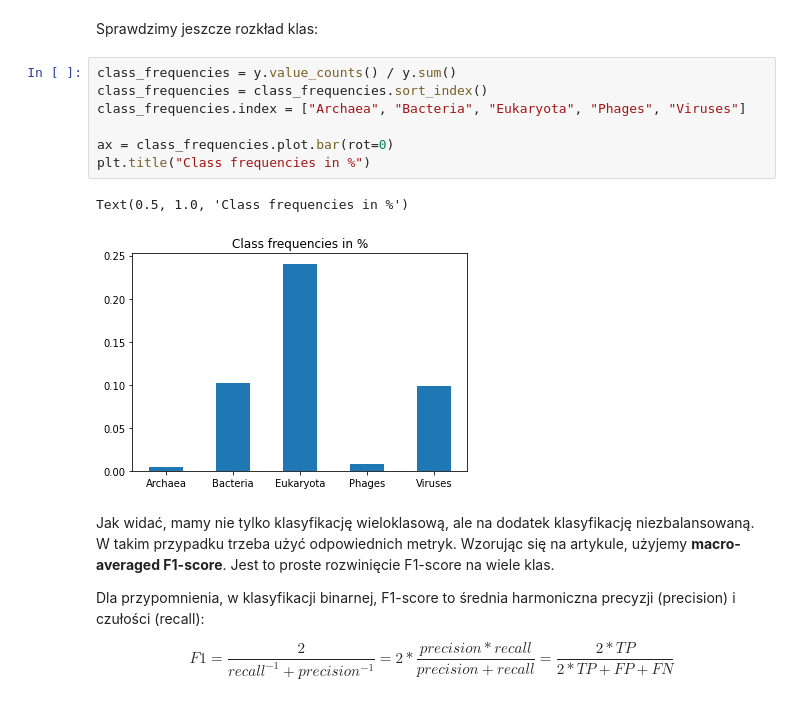
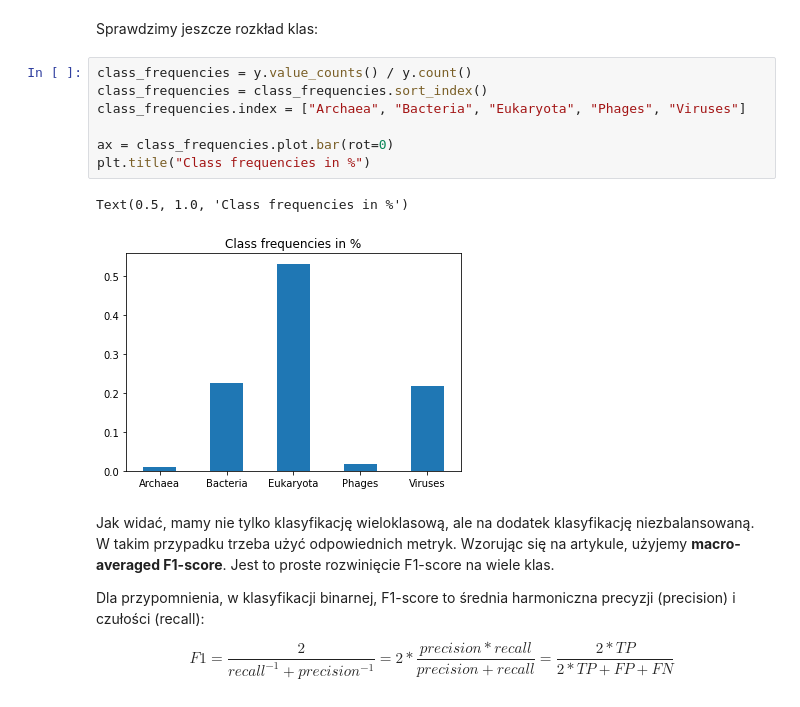
Before and after one commit to pweglik/pum, a Jupyter notebook: lab2/lab2.ipynb, the cells around one changed output. Drawn from its saved outputs; the diff is of its cells as text.

```diff
--- a/lab2/lab2.ipynb
+++ b/lab2/lab2.ipynb
@@ -165,15 +165,15 @@ y = df.pop("Kingdom")
 # %% [markdown]
 Sprawdzimy jeszcze rozkład klas:
 # %%
-class_frequencies = y.value_counts() / y.sum()
+class_frequencies = y.value_counts() / y.count()
 class_frequencies = class_frequencies.sort_index()
 class_frequencies.index = ["Archaea", "Bacteria", "Eukaryota", "Phages", "Viruses"]
 
 ax = class_frequencies.plot.bar(rot=0)
 plt.title("Class frequencies in %")
 # %% [output]
 Text(0.5, 1.0, 'Class frequencies in %')
-[figure, old version]
+[figure, new version]
 # %% [markdown]
 Jak widać, mamy nie tylko klasyfikację wieloklasową, ale na dodatek klasyfikację niezbalansowaną. W takim przypadku trzeba użyć odpowiednich metryk. Wzorując się na artykule, użyjemy **macro-averaged F1-score**. Jest to proste rozwinięcie F1-score na wiele klas.
 
```
Also changed, not shown: parts of 24 cells of this notebook, 3 other files.
